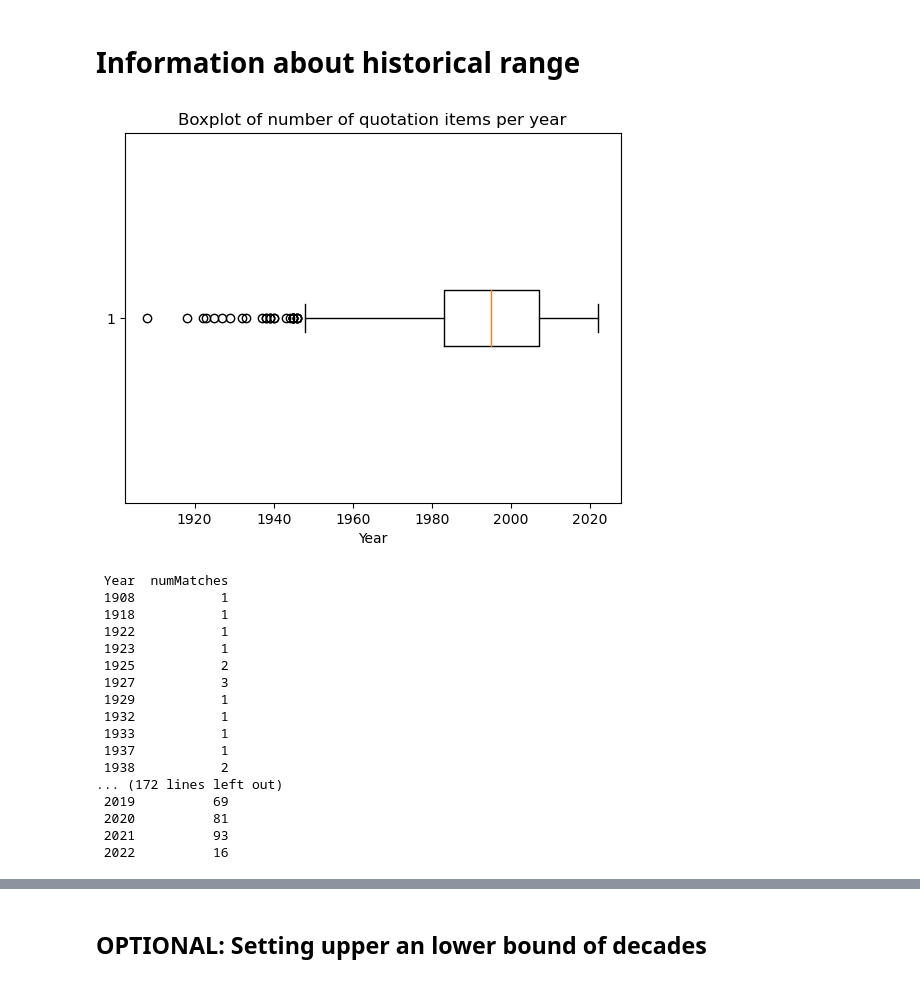
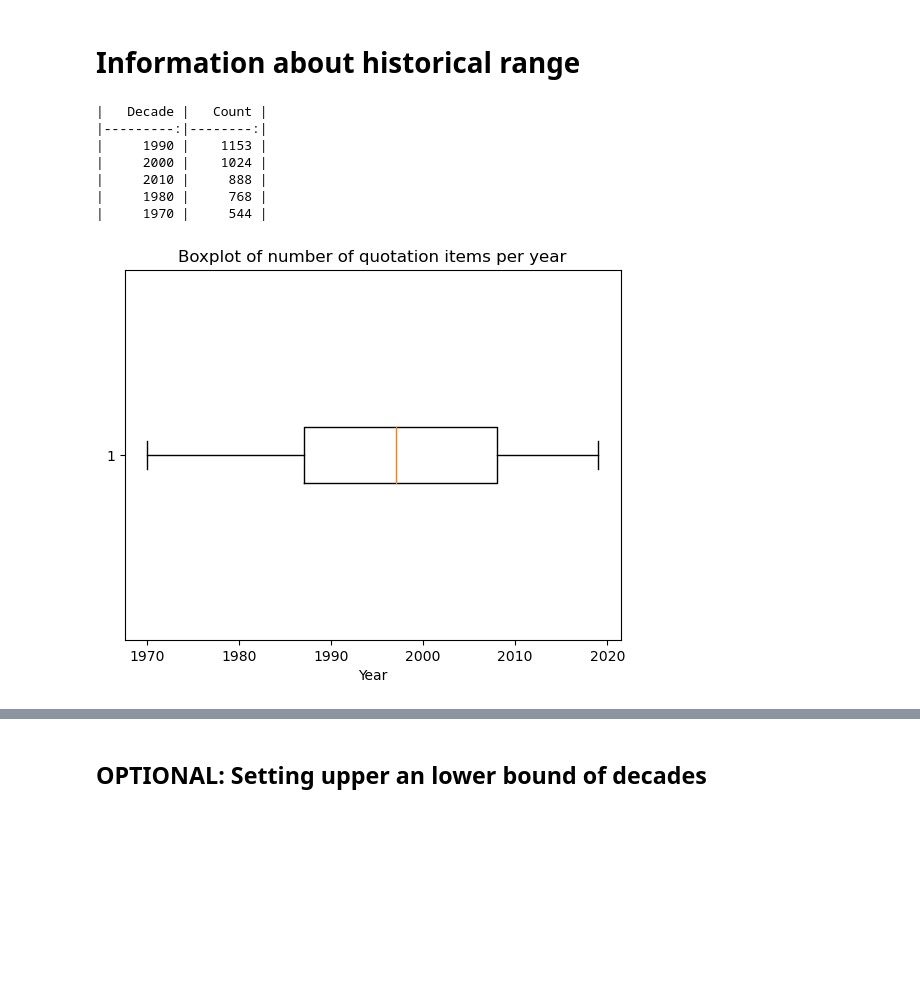
Before and after one commit to milanterlunen/quotation-detection, a Jupyter notebook: 03-analyze-results/generic-results-analysis.ipynb, the cells around one changed output, grey strips where cells are left out. Drawn from its saved outputs; the diff is of its cells as text; code cells hidden in the pictures; blank space fills up the shorter version.

```diff
--- a/03-analyze-results/generic-results-analysis.ipynb
+++ b/03-analyze-results/generic-results-analysis.ipynb
@@ -594,54 +616,39 @@ Items now contained in dataset: 4851
 # Note: this code has already been written for the "font size visualization"
 # %% [markdown]
 # Information about historical range
+# %%
+# Print:
+# 🗣️🚨Raw count of items per decade
+
+items_df=df[df['numMatches'] > 0]['Decade']
+# items_df = items_df.sort_values(ascending=True)
+tally=items_df.value_counts()
+
+from tabulate import tabulate
+
+table =
+tabulate(tally.to_frame(), headers=['Decade', 'Count'], tablefmt='pipe', showindex=True)
+print(table)
+# %% [output]
+|   Decade |   Count |
+|---------:|--------:|
+|     1990 |    1153 |
+|     2000 |    1024 |
+|     2010 |     888 |
+|     1980 |     768 |
+|     1970 |     544 |
 # %%
-# Print:
-# Raw count of items per decade
 
 
-# 🚨 rewrite to use Pandas value_counts method - check decades sorted chronologically
+# 🗣️🚨 rewrite to use Pandas value_counts method - check decades sorted chronologically
 
 # Box plot of items per year
 from collections import Counter
 
 import matplotlib.pyplot as plt
 plt.boxplot(df[df['numMatches'] > 0]['Year'], vert=False)
 plt.xlabel('Year')
 plt.title('Boxplot of number of quotation items per year')
 plt.show()
-
-# Raw count of quotations per decade
-print(df.groupby('Year')['numMatches'].sum().reset_index().to_string(index=False))
-# Box plot of quotations per year
-#  🚨 Change to be PER YEAR
-print('Number of quotations per decade:\n' )
-print(df.groupby('Year')['numMatches'].sum().reset_index().to_string(index=False))
-
-
-import matplotlib.pyplot as plt
-
-# Box plot of quotations per year
-plt.boxplot(df.groupby('Year')['numMatches'].sum(),vert=False)
-plt.xlabel('Year')
-plt.ylabel('Number of quotations')
-plt.title('Boxplot of Quotations per Year')
-plt.show()
 # %% [output]
-[figure, old version]
+[figure, new version]
- Year  numMatches
- 1908           1
- 1918           1
- 1922           1
- 1923           1
- 1925           2
- 1927           3
- 1929           1
- 1932           1
- 1933           1
- 1937           1
- 1938           2
-... (172 lines left out)
- 2019          69
- 2020          81
- 2021          93
- 2022          16
```
Also changed, not shown: parts of 8 cells of this notebook, 1 other file.
